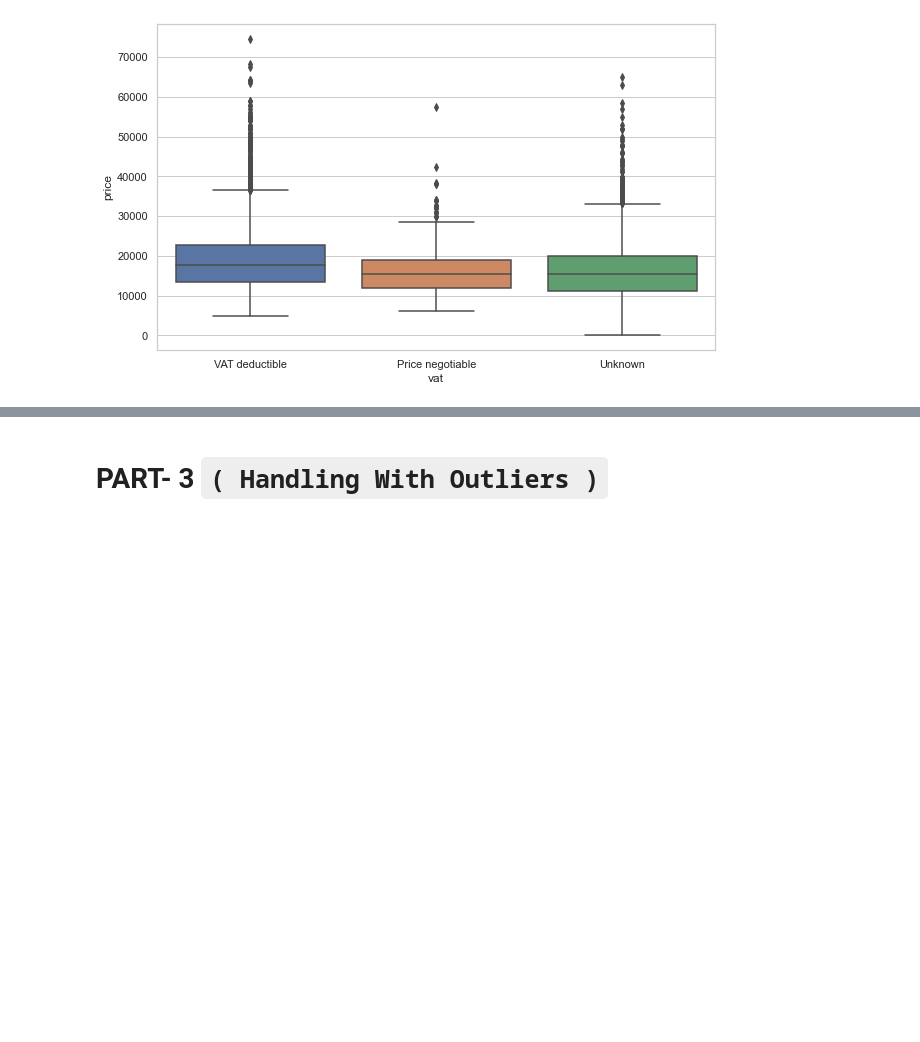
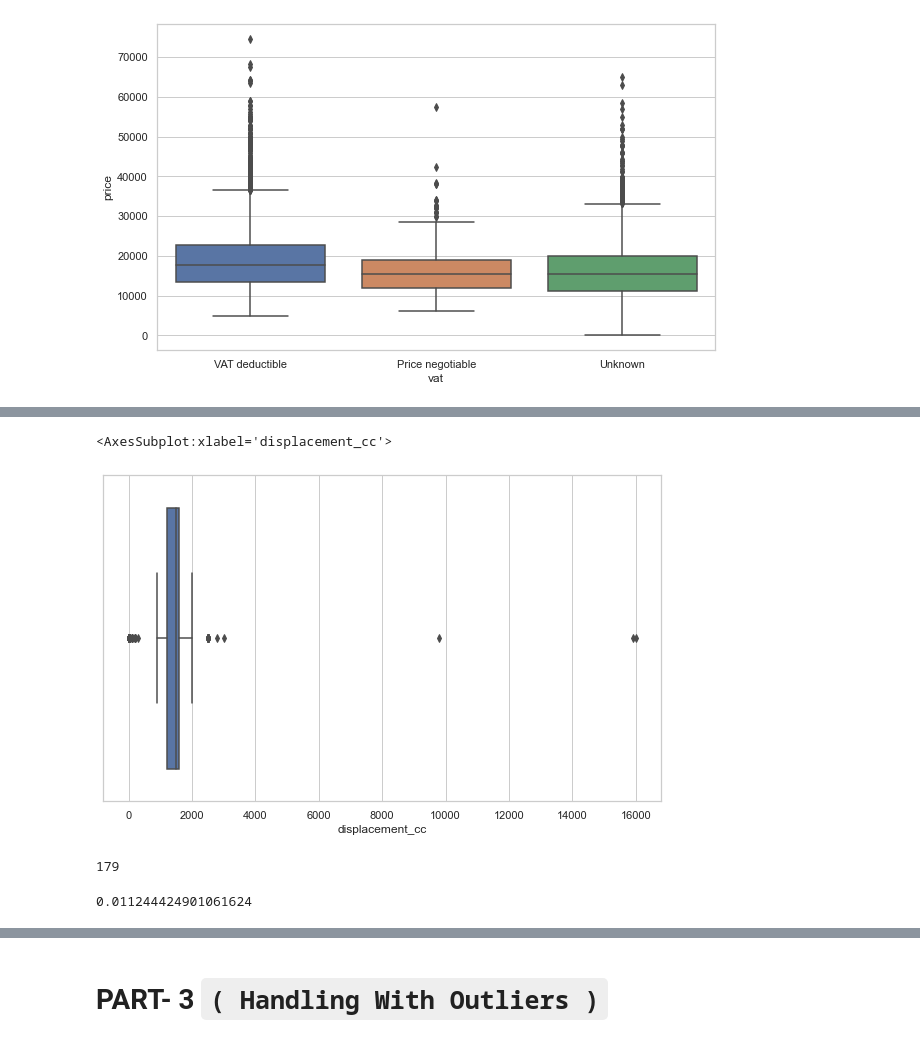
Before and after one commit to ilknurozcelik/DA_Assignments_and_Projects, a Jupyter notebook: 02-Projects/DA_CapstoneProject/DAwPy_Capstone_Project_(AutoScout)_İlknur _HandlingMissingValues.ipynb, the cells around one changed output, grey strips where cells are left out. Drawn from its saved outputs; the diff is of its cells as text; code cells hidden in the pictures; blank space fills up the shorter version.

```diff
--- a/02-Projects/DA_CapstoneProject/DAwPy_Capstone_Project_(AutoScout)_İlknur _HandlingMissingValues.ipynb
+++ b/02-Projects/DA_CapstoneProject/DAwPy_Capstone_Project_(AutoScout)_İlknur _HandlingMissingValues.ipynb
@@ -454,0 +1859,3 @@ sns.boxplot(x="vat", y="price", data=df)
+# %%
+df["fill_displacement"] = df.short_description.str.extract("(\d\.\d)").astype(float)*1000
+df.fill_displacement
@@ -454,0 +1875,2 @@ sns.boxplot(x="vat", y="price", data=df)
+# %%
+df.displacement_cc.fillna(df["fill_displacement"], inplace=True)
@@ -454,0 +1887,14 @@ sns.boxplot(x="vat", y="price", data=df)
+# %%
+def displacement_category(x):
+    if x % 100 >= 50 :
+        return x + 100 - x % 100
+    elif x % 100 < 50 :
+        return x - x % 100
+    else :
+        return x
+
+
+# NOT: round ile de denenebilir. Araştırılacak. df.col.round(-2) en yakın yüzlüğe yuvarlamak için
+# %%
+df["displacement_cc"] =df.displacement_cc.apply(displacement_category)
+df.displacement_cc
@@ -454,0 +1914,15 @@ sns.boxplot(x="vat", y="price", data=df)
+# %%
+sns.boxplot(df.displacement_cc)
+# %% [output]
+<AxesSubplot:xlabel='displacement_cc'>
+[figure, added]
+# %%
+# Kalan nullların doldurulması
+
+df.displacement_cc.isnull().sum()
+# %% [output]
+179
+# %%
+df.displacement_cc.isnull().sum()/df.shape[0]
+# %% [output]
+0.011244424901061624
```
Also changed, not shown: parts of 350 cells of this notebook, 5 other files.
